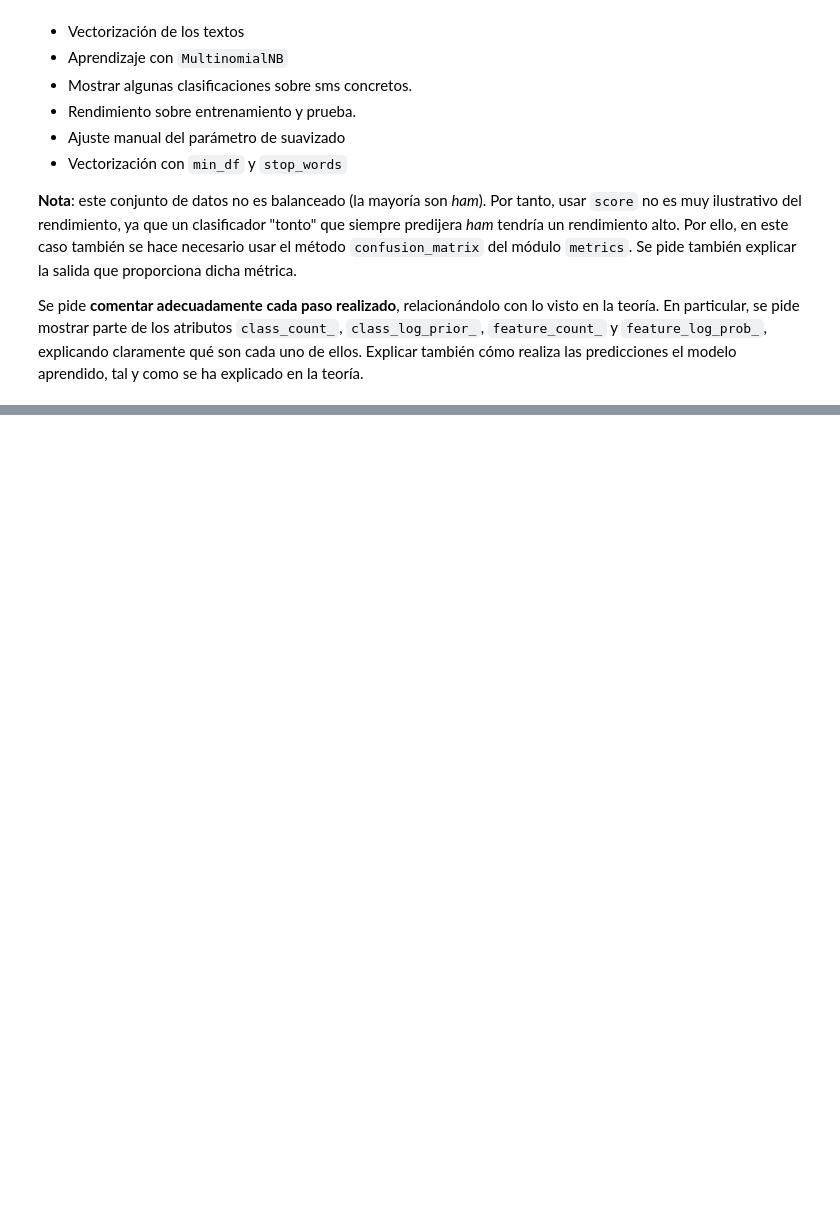
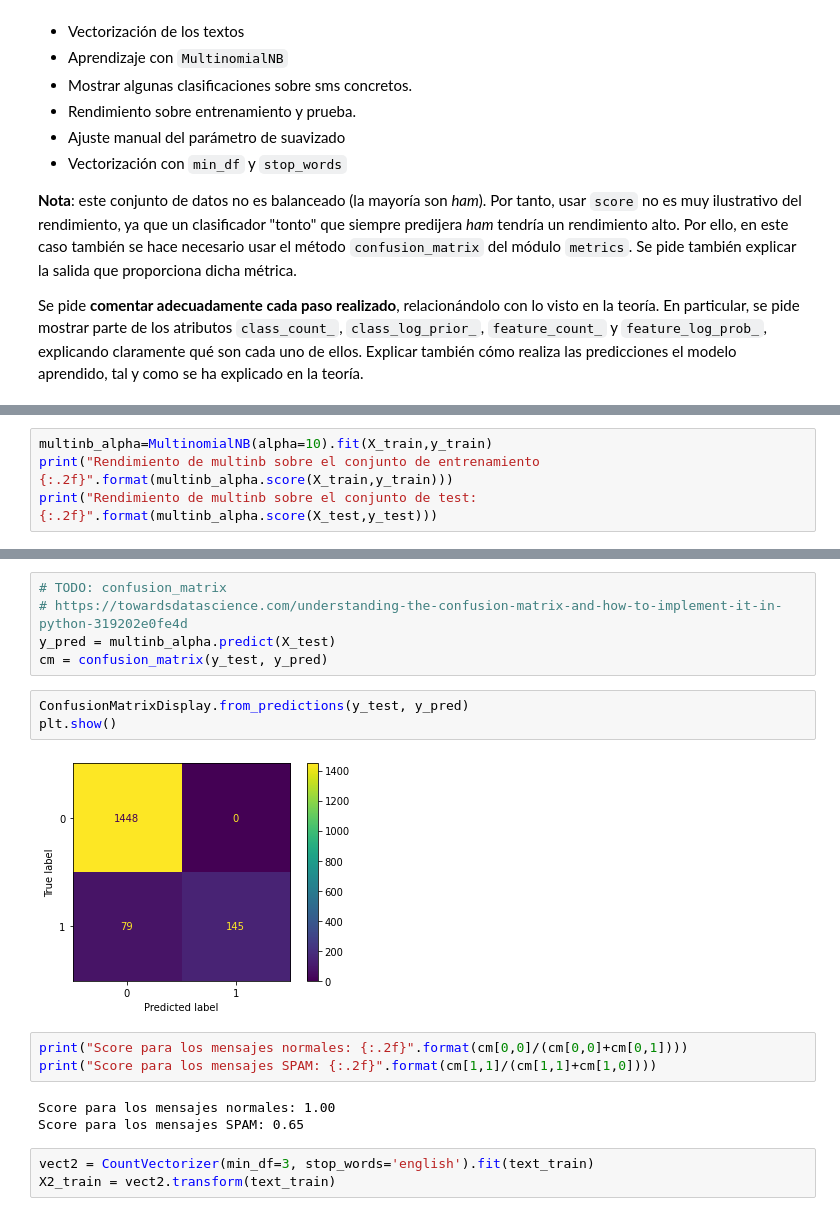
Before and after one commit to serrodcal-MII/AA-02-NB, a Jupyter notebook: Ejercicio Multinomial Naive Bayes.ipynb, the cells around one changed output, grey strips where cells are left out. Saved outputs shown, nothing was run; the diff lists cells and outputs as text; blank space fills up the shorter version.

```diff
--- a/Ejercicio Multinomial Naive Bayes.ipynb
+++ b/Ejercicio Multinomial Naive Bayes.ipynb
@@ -36,0 +209,4 @@ Se pide **comentar adecuadamente cada paso realizado**, relacionándolo con lo v
+# %%
+multinb_alpha=MultinomialNB(alpha=10).fit(X_train,y_train)
+print("Rendimiento de multinb sobre el conjunto de entrenamiento {:.2f}".format(multinb_alpha.score(X_train,y_train)))
+print("Rendimiento de multinb sobre el conjunto de test: {:.2f}".format(multinb_alpha.score(X_test,y_test)))
@@ -36,0 +239,19 @@ Se pide **comentar adecuadamente cada paso realizado**, relacionándolo con lo v
+# %%
+# TODO: confusion_matrix
+# https://towardsdatascience.com/understanding-the-confusion-matrix-and-how-to-implement-it-in-python-319202e0fe4d
+y_pred = multinb_alpha.predict(X_test)
+cm = confusion_matrix(y_test, y_pred)
+# %%
+ConfusionMatrixDisplay.from_predictions(y_test, y_pred)
+plt.show()
+# %% [output]
+[figure, added]
+# %%
+print("Score para los mensajes normales: {:.2f}".format(cm[0,0]/(cm[0,0]+cm[0,1])))
+print("Score para los mensajes SPAM: {:.2f}".format(cm[1,1]/(cm[1,1]+cm[1,0])))
+# %% [output]
+Score para los mensajes normales: 1.00
+Score para los mensajes SPAM: 0.65
+# %%
+vect2 = CountVectorizer(min_df=3, stop_words='english').fit(text_train)
+X2_train = vect2.transform(text_train)
```
Also changed, not shown: parts of 32 cells of this notebook.
